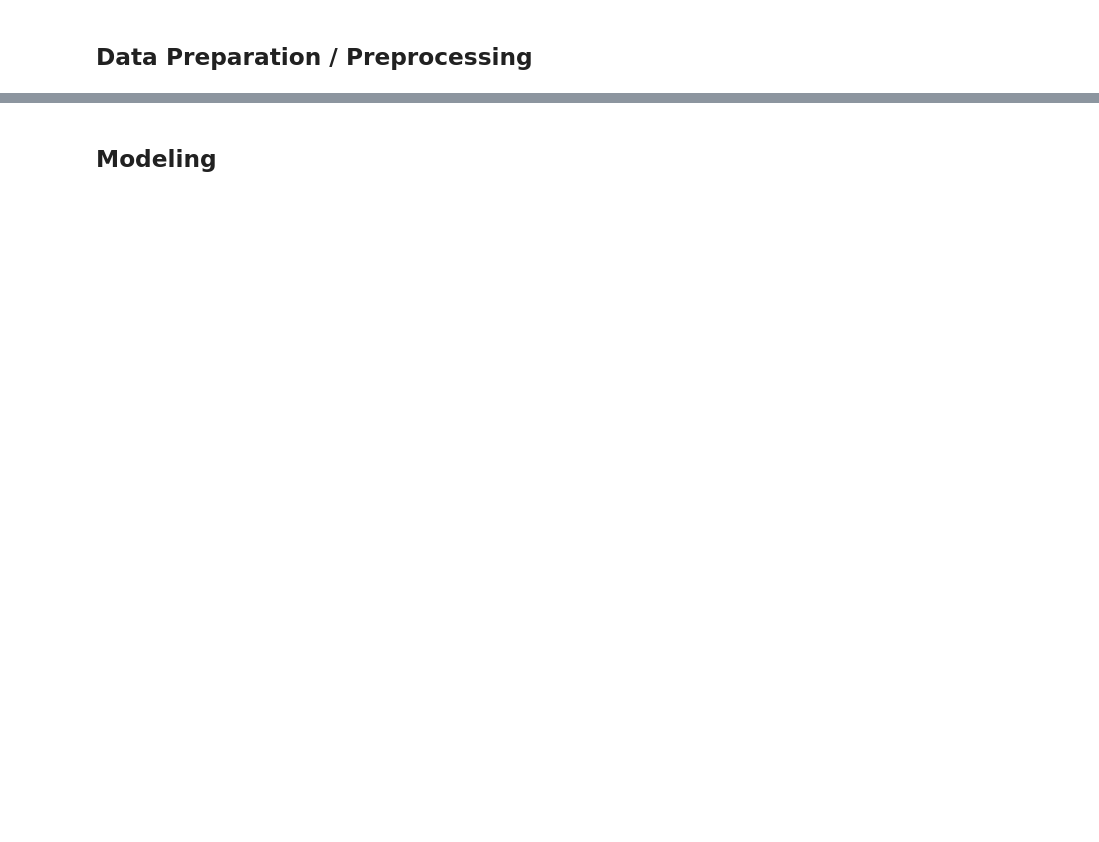
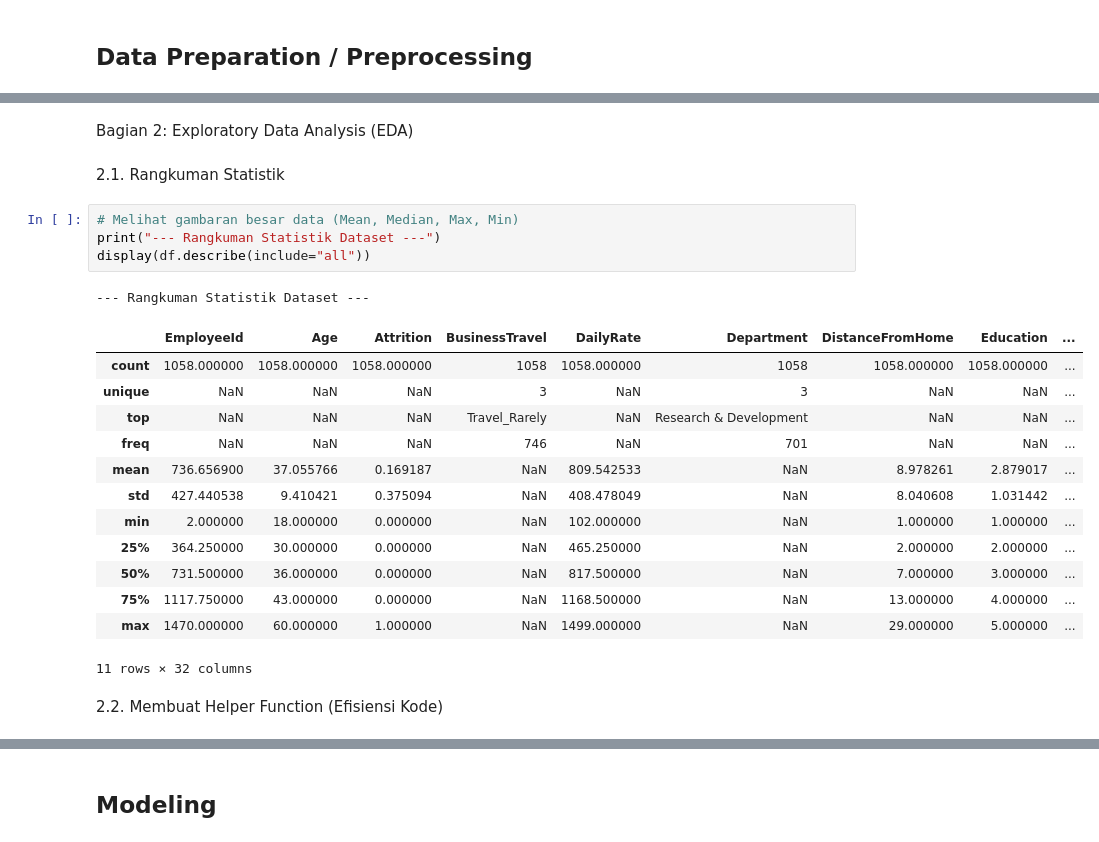
Before and after one commit to AnaRosyidah/a590_proyek_pertama, a Jupyter notebook: notebook.ipynb, the cells around one changed output, grey strips where cells are left out. Saved outputs shown, nothing was run; the diff lists cells and outputs as text; blank space fills up the shorter version.

```diff
--- a/notebook.ipynb
+++ b/notebook.ipynb
@@ -99,0 +123,25 @@ df.describe()
+# %% [markdown]
+Bagian 2: Exploratory Data Analysis (EDA)
+# %% [markdown]
+2.1. Rangkuman Statistik
+# %%
+# Melihat gambaran besar data (Mean, Median, Max, Min)
+print("--- Rangkuman Statistik Dataset ---")
+display(df.describe(include="all"))
+# %% [output]
+--- Rangkuman Statistik Dataset ---
+|  | EmployeeId | Age | Attrition | BusinessTravel | DailyRate | Department | DistanceFromHome | Education | ... |
+| count | 1058.000000 | 1058.000000 | 1058.000000 | 1058 | 1058.000000 | 1058 | 1058.000000 | 1058.000000 | ... |
+| unique | NaN | NaN | NaN | 3 | NaN | 3 | NaN | NaN | ... |
+| top | NaN | NaN | NaN | Travel_Rarely | NaN | Research & Development | NaN | NaN | ... |
+| freq | NaN | NaN | NaN | 746 | NaN | 701 | NaN | NaN | ... |
+| mean | 736.656900 | 37.055766 | 0.169187 | NaN | 809.542533 | NaN | 8.978261 | 2.879017 | ... |
+| std | 427.440538 | 9.410421 | 0.375094 | NaN | 408.478049 | NaN | 8.040608 | 1.031442 | ... |
+| min | 2.000000 | 18.000000 | 0.000000 | NaN | 102.000000 | NaN | 1.000000 | 1.000000 | ... |
+| 25% | 364.250000 | 30.000000 | 0.000000 | NaN | 465.250000 | NaN | 2.000000 | 2.000000 | ... |
+| 50% | 731.500000 | 36.000000 | 0.000000 | NaN | 817.500000 | NaN | 7.000000 | 3.000000 | ... |
+| 75% | 1117.750000 | 43.000000 | 0.000000 | NaN | 1168.500000 | NaN | 13.000000 | 4.000000 | ... |
+| max | 1470.000000 | 60.000000 | 1.000000 | NaN | 1499.000000 | NaN | 29.000000 | 5.000000 | ... |
+11 rows × 32 columns
+# %% [markdown]
+2.2. Membuat Helper Function (Efisiensi Kode)
```
Also changed, not shown: parts of 31 cells of this notebook, 7 other files.
